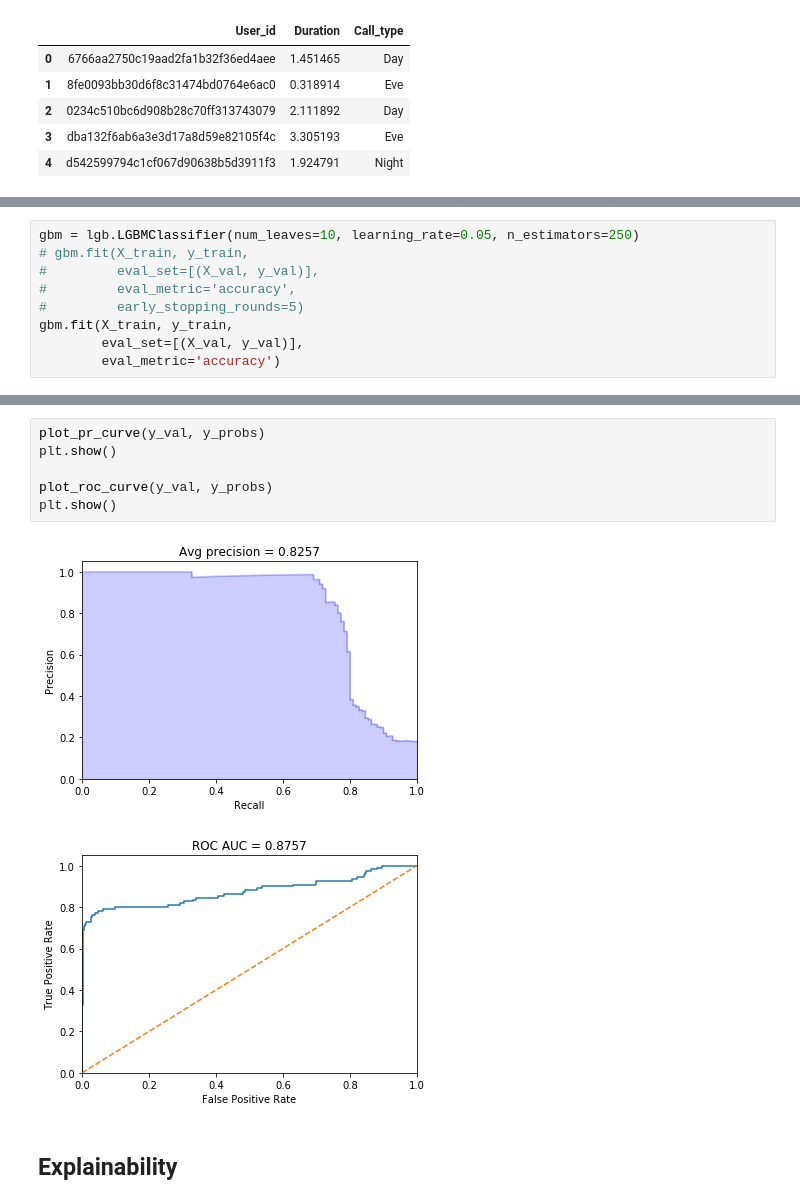
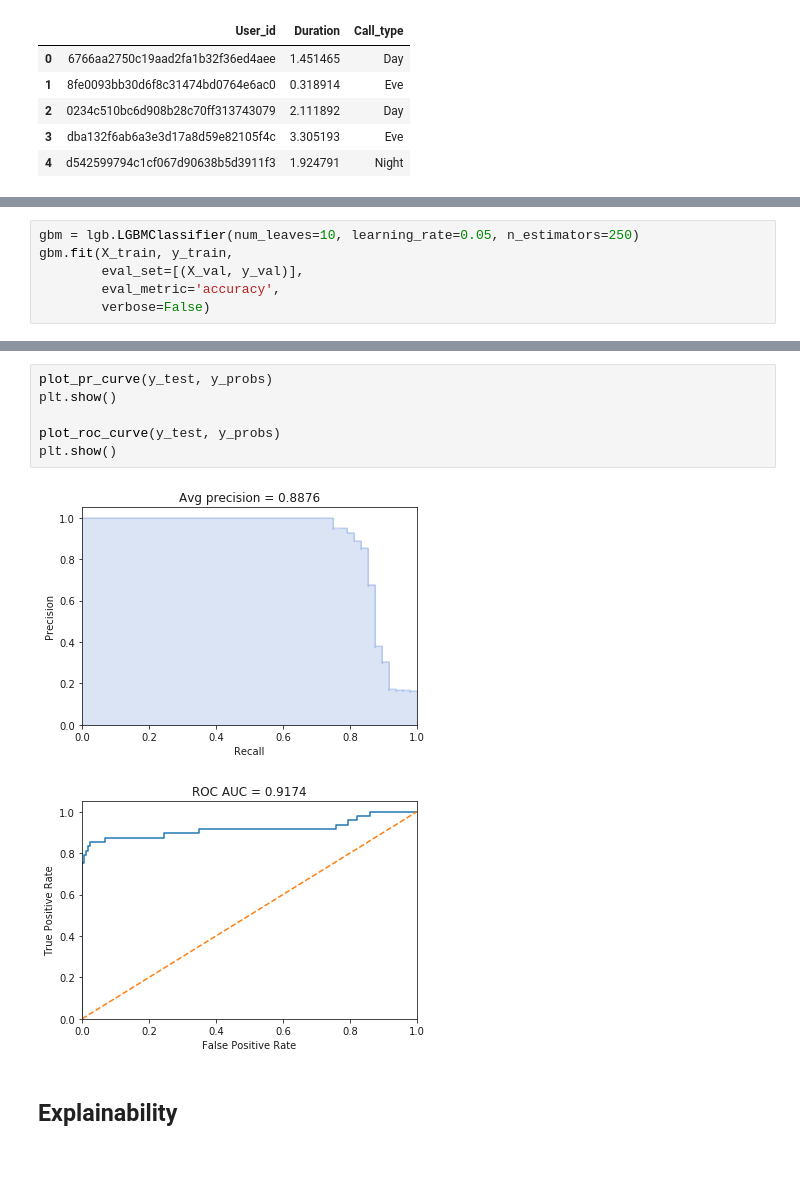
Before and after one commit to basisai/churn_prediction, a Jupyter notebook: doc/churn_prediction.ipynb, the cells around one changed output, grey strips where cells are left out. Saved outputs shown, nothing was run; the diff lists cells and outputs as text; blank space fills up the shorter version.

```diff
--- a/doc/churn_prediction.ipynb
+++ b/doc/churn_prediction.ipynb
@@ -250,10 +132,7 @@ y_val = validation_data['Churn']
 # %%
 gbm = lgb.LGBMClassifier(num_leaves=10, learning_rate=0.05, n_estimators=250)
-# gbm.fit(X_train, y_train,
-#         eval_set=[(X_val, y_val)],
-#         eval_metric='accuracy',
-#         early_stopping_rounds=5)
 gbm.fit(X_train, y_train,
         eval_set=[(X_val, y_val)],
-        eval_metric='accuracy')
+        eval_metric='accuracy',
+        verbose=False)
 # %% [output]
@@ -297,12 +167,12 @@ F1 score: 81.44%
 # %%
-plot_pr_curve(y_val, y_probs)
+plot_pr_curve(y_test, y_probs)
 plt.show()
 
-plot_roc_curve(y_val, y_probs)
+plot_roc_curve(y_test, y_probs)
 plt.show()
 # %% [output]
-[figure, old version]
+[figure, new version]
-[figure, old version]
+[figure, new version]
 # %% [markdown]
 ## Explainability
 # %%
```
Also changed, not shown: parts of 38 cells of this notebook.
